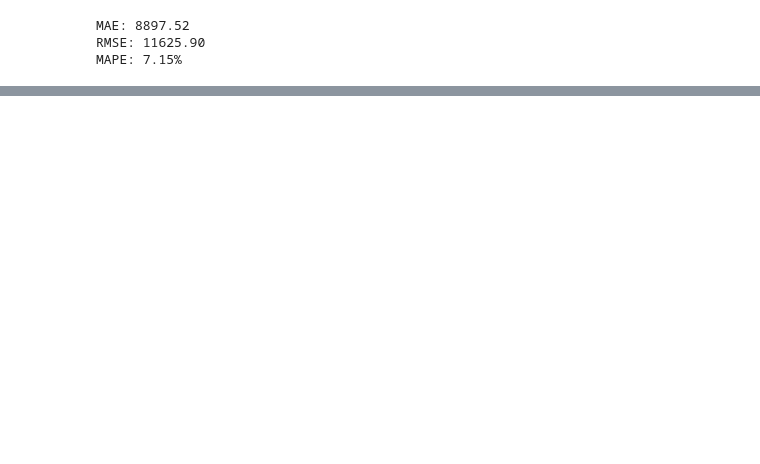
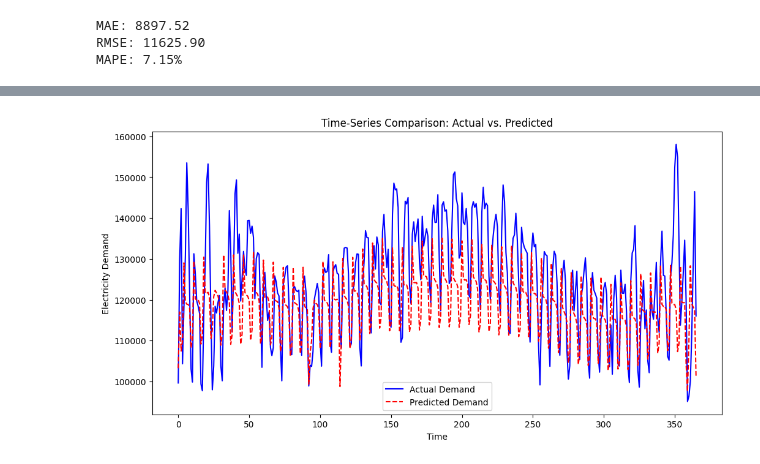
Before and after one commit to amalsalilan/Electricity_Demand-and_Price_ForecastingInfosys_Internship_Oct2025, a Jupyter notebook: Prophet .ipynb, the cells around one changed output, grey strips where cells are left out. Cells and saved outputs as stored; diff of their text form; code cells hidden in the pictures; blank space fills up the shorter version.

```diff
--- a/Prophet .ipynb
+++ b/Prophet .ipynb
@@ -151,0 +228,32 @@ MAPE: 7.15%
+# %%
+import matplotlib.dates as mdates
+
+# Get start and end date from user
+start_date ="2015-01-01"        #input("Enter start date (YYYY-MM-DD): ")
+end_date ="2016-01-01"        #input("Enter end date (YYYY-MM-DD): ")
+
+# Convert to datetime
+start_date = pd.to_datetime(start_date)
+end_date = pd.to_datetime(end_date)
+
+# Filter actual and predicted data based on user input
+actual_filtered = df[(df["ds"] >= start_date) & (df["ds"] <= end_date)]
+predicted_filtered = forecast[(forecast["ds"] >= start_date) & (forecast["ds"] <= end_date)]
+
+plt.figure(figsize=(12, 6))
+
+# Plot actual demand
+if not actual_filtered.empty:
+    plt.plot(actual_filtered["y"].values, label="Actual Demand", color='blue')
+
+# Plot predicted demand
+if not predicted_filtered.empty:
+    plt.plot(predicted_filtered["yhat"].values, label="Predicted Demand", color='red', linestyle='dashed')
+
+plt.xlabel("Time")
+plt.ylabel("Electricity Demand")
+plt.title("Time-Series Comparison: Actual vs. Predicted")
+plt.legend()
+plt.show()
+# %% [output]
+[figure, added]
```
Also changed, not shown: parts of 9 cells of this notebook.
